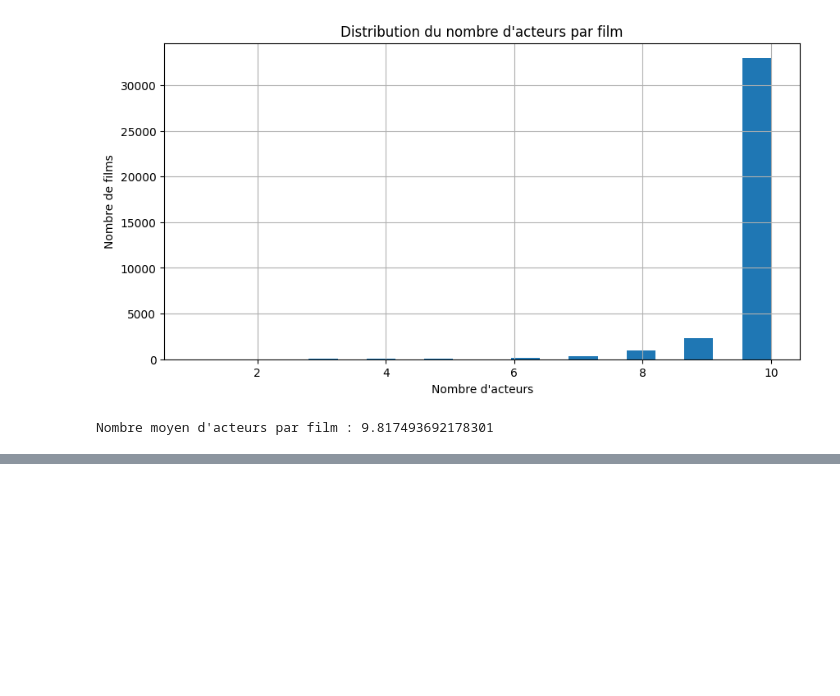
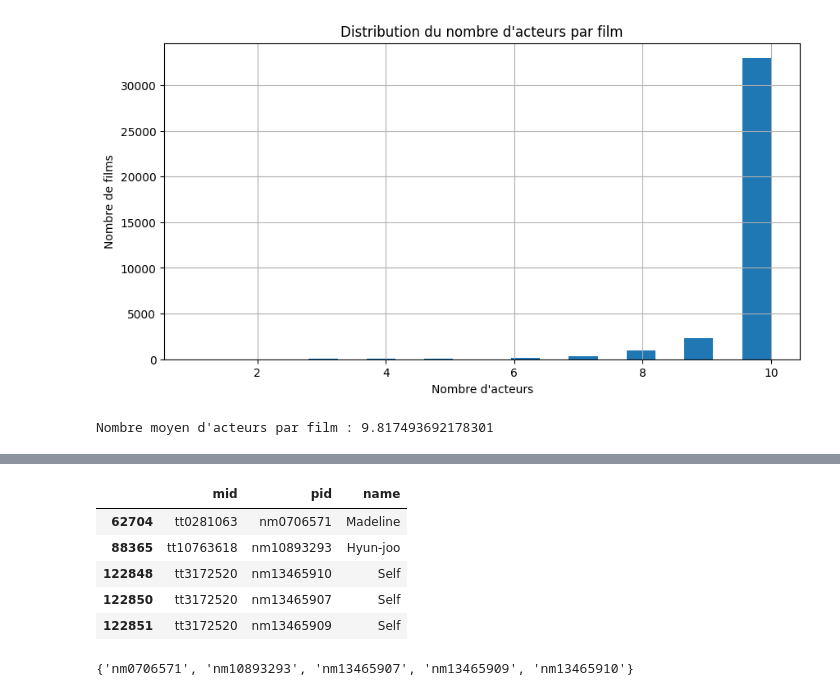
Before and after one commit to salahsahnoun/cineexplorer, a Jupyter notebook: data/exploration.ipynb, the cells around one changed output, grey strips where cells are left out. Saved outputs shown, nothing was run; the diff lists cells and outputs as text; code cells hidden in the pictures; blank space fills up the shorter version.

```diff
--- a/data/exploration.ipynb
+++ b/data/exploration.ipynb
@@ -164,0 +408,13 @@ Nombre moyen d'acteurs par film : 9.817493692178301
+# %%
+orphans_pid["characters"].head()
+# %% [output]
+|  | mid | pid | name |
+| 62704 | tt0281063 | nm0706571 | Madeline |
+| 88365 | tt10763618 | nm10893293 | Hyun-joo |
+| 122848 | tt3172520 | nm13465910 | Self |
+| 122850 | tt3172520 | nm13465907 | Self |
+| 122851 | tt3172520 | nm13465909 | Self |
+# %%
+set(orphans_pid["principals"]["pid"])
+# %% [output]
+{'nm0706571', 'nm10893293', 'nm13465907', 'nm13465909', 'nm13465910'}
```
Also changed, not shown: parts of 20 cells of this notebook.
